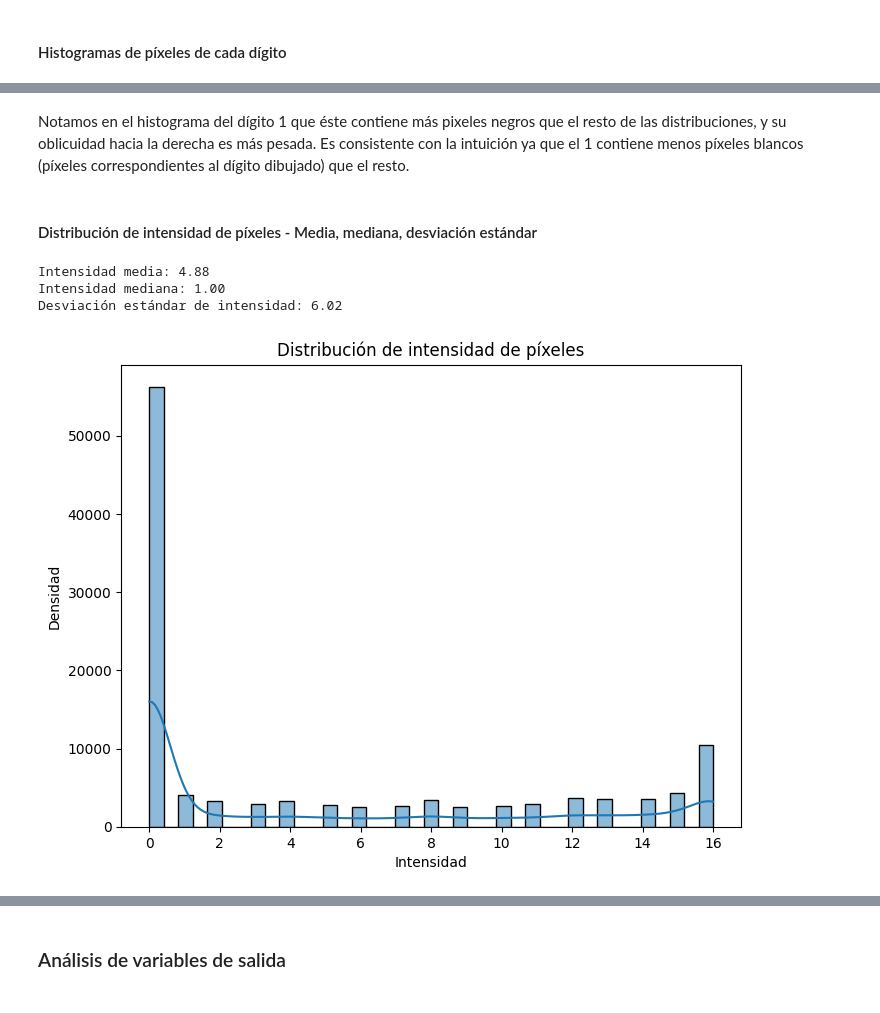
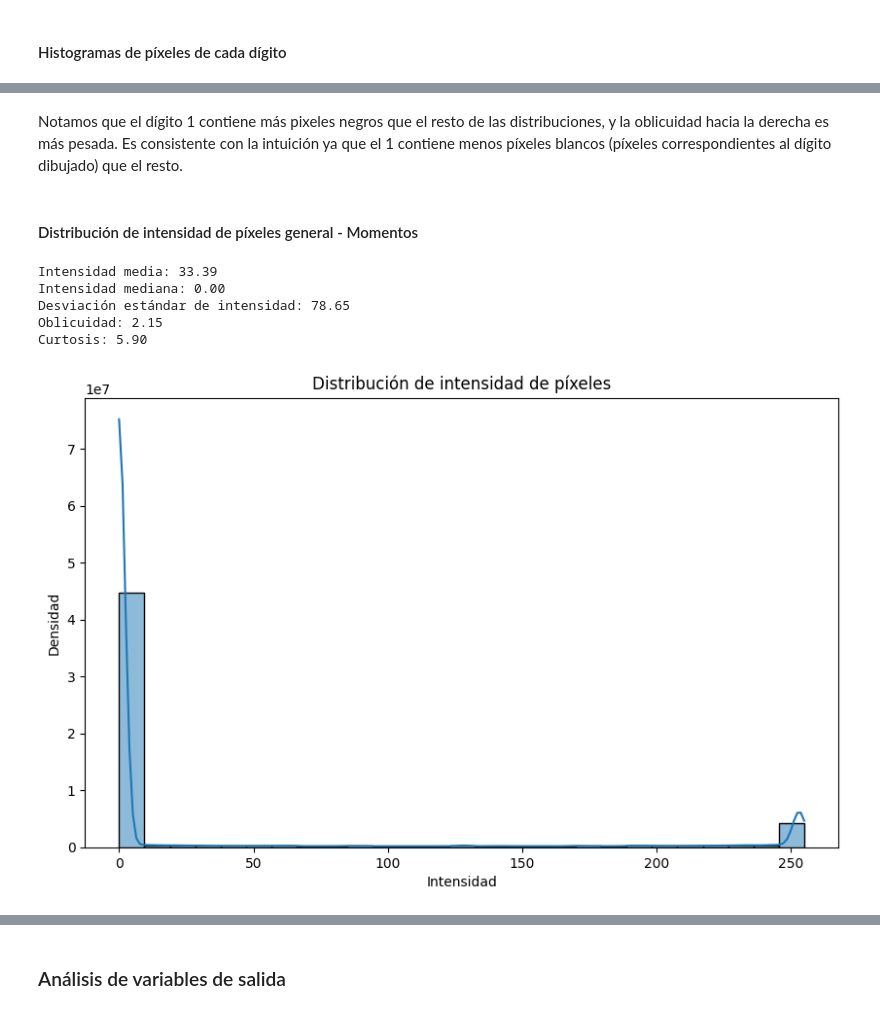
Before and after one commit to milton-lopez/analisis_d, a Jupyter notebook: src/AdD_a14_GRUPO_LOPEZ.ipynb, the cells around one changed output, grey strips where cells are left out. Saved outputs shown, nothing was run; the diff lists cells and outputs as text; code cells hidden in the pictures.

```diff
--- a/src/AdD_a14_GRUPO_LOPEZ.ipynb
+++ b/src/AdD_a14_GRUPO_LOPEZ.ipynb
@@ -38,0 +30,5 @@ X, y = digits.data, digits.target
+# %%
+# Cargamos el dataset
+# Se eligió la versión de MNIST clásica, no la built-in de sklearn
+digits = fetch_openml('mnist_784', version=1, as_frame=False)
+X, y = digits.data, digits.target
@@ -169,27 +210,35 @@ plt.show()
 # %% [markdown]
-Notamos en el histograma del dígito 1 que éste contiene más pixeles negros que el resto de las distribuciones, y su oblicuidad hacia la derecha es más pesada. Es consistente con la intuición ya que el 1 contiene menos píxeles blancos (píxeles correspondientes al dígito dibujado) que el resto.
+Notamos que el dígito 1 contiene más pixeles negros que el resto de las distribuciones, y la oblicuidad hacia la derecha es más pesada. Es consistente con la intuición ya que el 1 contiene menos píxeles blancos (píxeles correspondientes al dígito dibujado) que el resto.
 # %% [markdown]
-#### Distribución de intensidad de píxeles - Media, mediana, desviación estándar
+#### Distribución de intensidad de píxeles general - Momentos
 # %%
+from scipy.stats import skew, kurtosis
+
 X_flattened = X.reshape((X.shape[0], -1))
 
-# Media, mediana, y desviación estándar de intensidades
+# Cálculo de momentos de la distribución
 mean_intensity = np.mean(X_flattened)
 median_intensity = np.median(X_flattened)
 std_intensity = np.std(X_flattened)
+skewness = skew(X_flattened.ravel())
+kurt = kurtosis(X_flattened.ravel(), fisher=False)
 
 print(f"Intensidad media: {mean_intensity:.2f}")
 print(f"Intensidad mediana: {median_intensity:.2f}")
 print(f"Desviación estándar de intensidad: {std_intensity:.2f}")
+print(f"Oblicuidad: {skewness:.2f}")
+print(f"Curtosis: {kurt:.2f}")
 
-plt.figure(figsize=(8, 6))
+plt.figure(figsize=(10, 6))
 sns.histplot(data=X_flattened.ravel(), kde=True)
 plt.title("Distribución de intensidad de píxeles")
 plt.xlabel("Intensidad")
 plt.ylabel("Densidad")
 plt.show()
 # %% [output]
-Intensidad media: 4.88
-Intensidad mediana: 1.00
-Desviación estándar de intensidad: 6.02
+Intensidad media: 33.39
+Intensidad mediana: 0.00
+Desviación estándar de intensidad: 78.65
+Oblicuidad: 2.15
+Curtosis: 5.90
-[figure, old version]
+[figure, new version]
```
Also changed, not shown: parts of 81 cells of this notebook.
